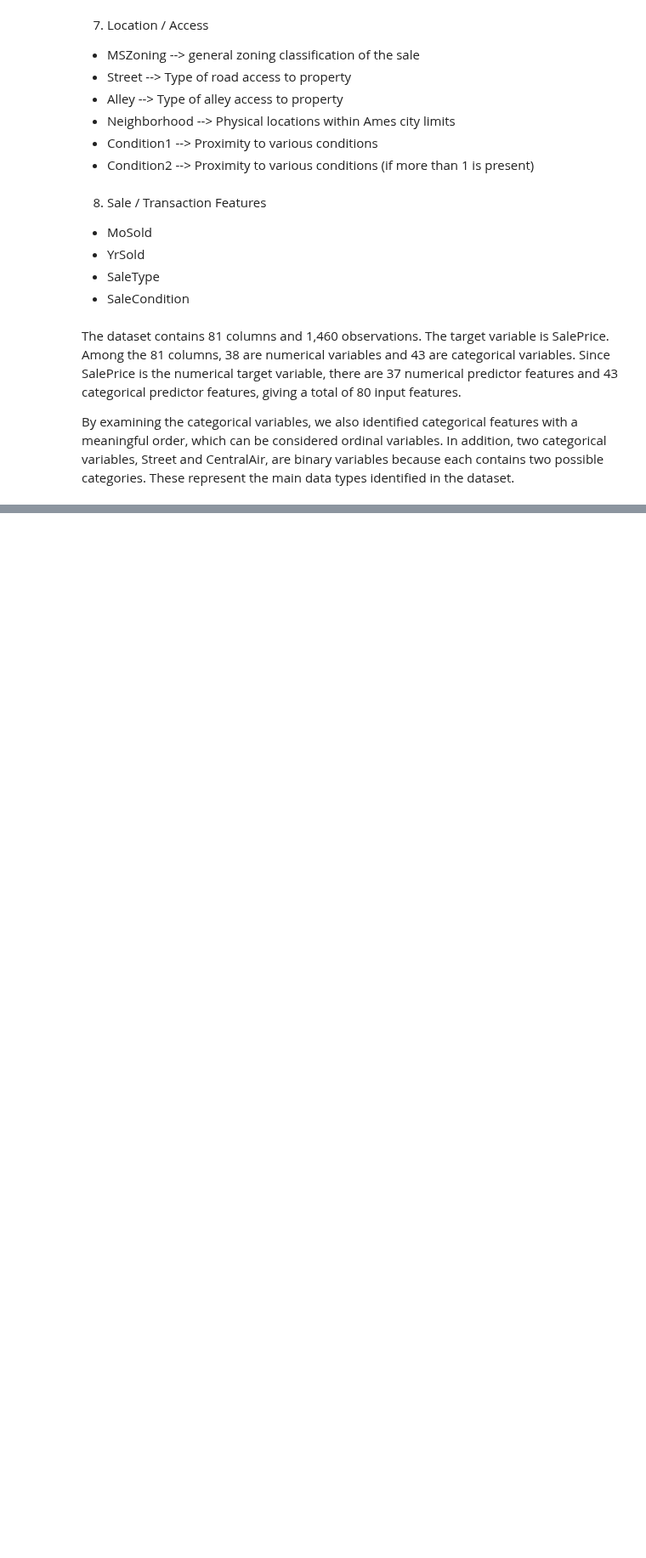
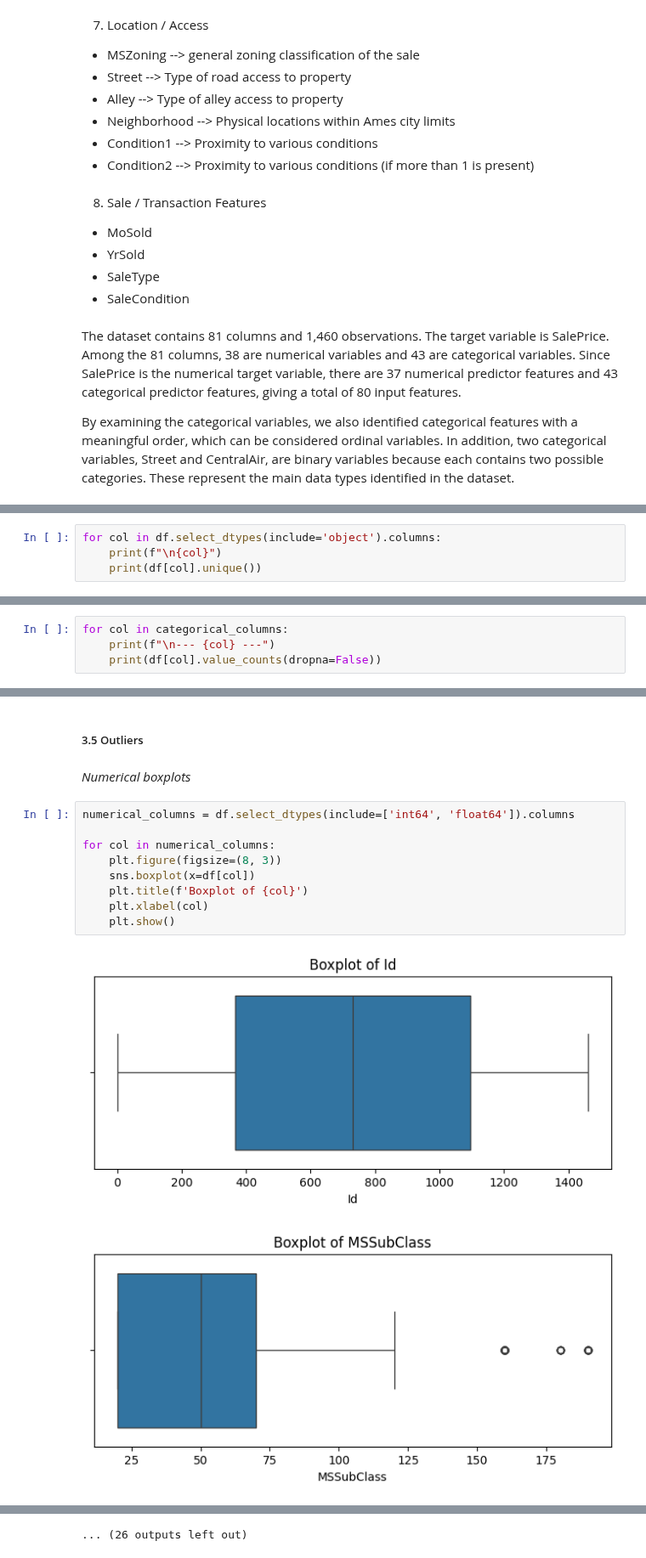
Before and after one commit to VenuriDampahalage/ames-housing-price-prediction, a Jupyter notebook: eda.ipynb, the cells around one changed output, grey strips where cells are left out. Shown at 85% size. Drawn from its saved outputs; the diff is of its cells as text; blank space fills up the shorter version.

```diff
--- a/eda.ipynb
+++ b/eda.ipynb
@@ -435,0 +513,4 @@ By examining the categorical variables, we also identified categorical features
+# %%
+for col in df.select_dtypes(include='object').columns:
+    print(f"\n{col}")
+    print(df[col].unique())
@@ -435,0 +537,4 @@ By examining the categorical variables, we also identified categorical features
+# %%
+for col in categorical_columns:
+    print(f"\n--- {col} ---")
+    print(df[col].value_counts(dropna=False))
@@ -435,0 +600,16 @@ By examining the categorical variables, we also identified categorical features
+# %% [markdown]
+##### 3.5 Outliers
+# %% [markdown]
+_Numerical boxplots_
+# %%
+numerical_columns = df.select_dtypes(include=['int64', 'float64']).columns
+
+for col in numerical_columns:
+    plt.figure(figsize=(8, 3))
+    sns.boxplot(x=df[col])
+    plt.title(f'Boxplot of {col}')
+    plt.xlabel(col)
+    plt.show()
+# %% [output]
+[figure, added]
+[figure, added]
@@ -435,0 +626 @@ By examining the categorical variables, we also identified categorical features
+... (26 outputs left out)
```
Also changed, not shown: parts of 28 cells of this notebook.
